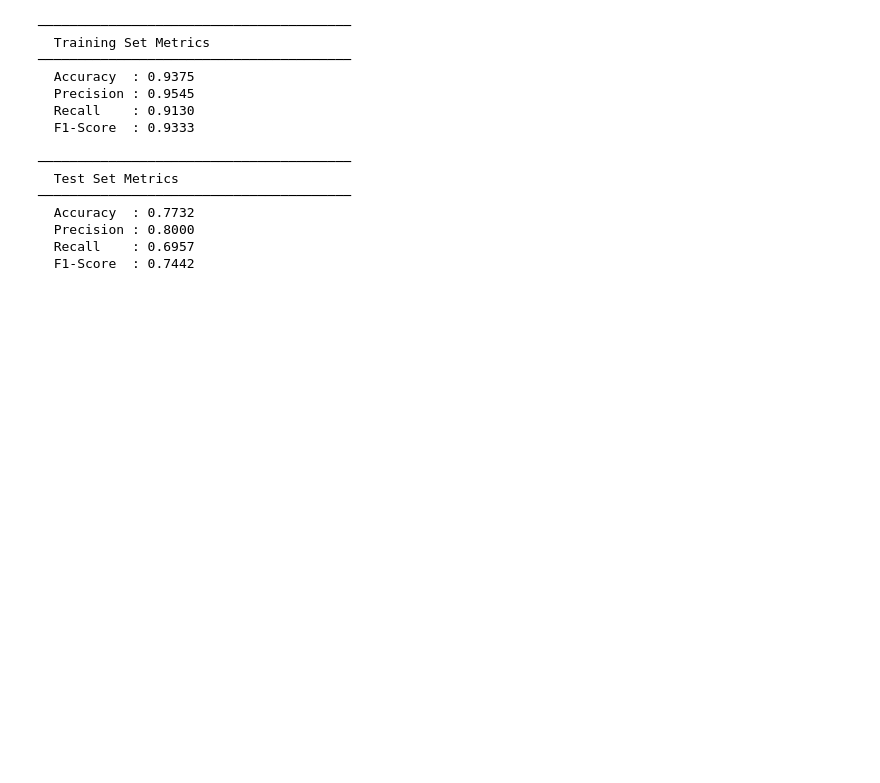
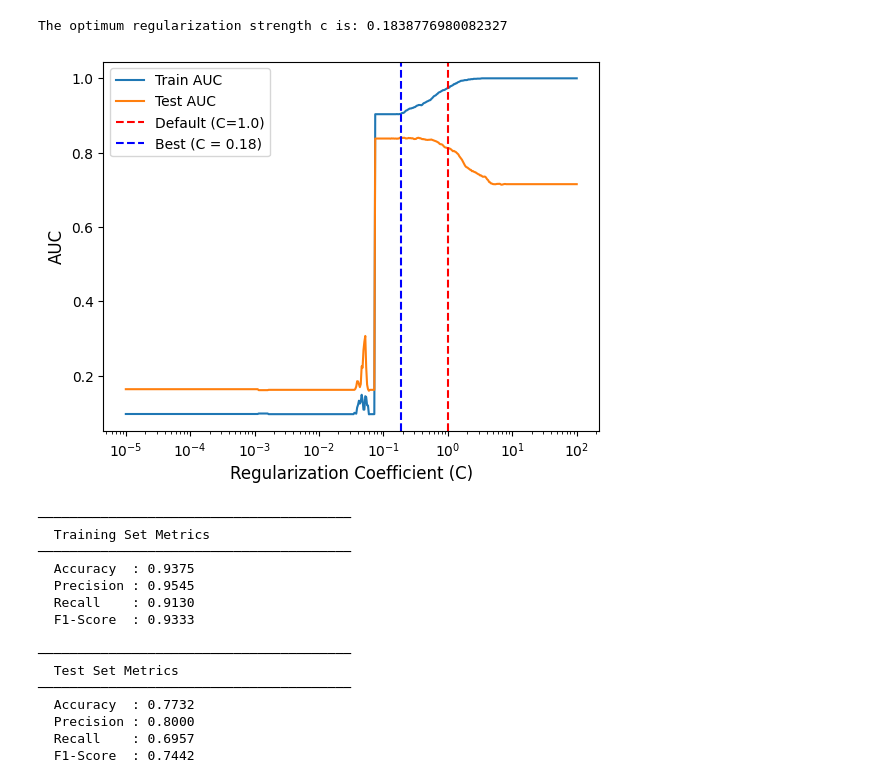
Before and after one commit to longlinh123456/final_project, a Jupyter notebook: source/supervised.ipynb, the cells around one changed output. Saved outputs shown, nothing was run; the diff lists cells and outputs as text; code cells hidden in the pictures; blank space fills up the shorter version.

```diff
--- a/source/supervised.ipynb
+++ b/source/supervised.ipynb
@@ -169,3 +317,30 @@ plt.savefig("../figures/l1_logistic_auc.pdf", bbox_inches="tight")
+# %%
+# Vary regularization strength for L2 regularization
+auc_df = pd.DataFrame(columns=["C", "Train AUC", "Test AUC"])
+for C in np.logspace(-5, 2, 500):
+    model = train_svm(C=C, kernel = "rbf", gamma = "scale")
+    auc_df.loc[len(auc_df)] = [
+        C,
+        roc_auc_score(y_train, model.predict_proba(X_train_sc)[:, 1]),
+        roc_auc_score(y_test, model.predict_proba(X_test_sc)[:, 1]),
+    ]
+
+
+best_auc_idx = auc_df["Test AUC"].idxmax();
+best_c = auc_df.loc[best_auc_idx, "C"]
+print(f"The optimum regularization strength c is: {best_c}")
+
+# ----------------------- Visualize AUC by Regularization Strength ----------------------
+ax = auc_df.plot.line(x="C", logx=True)
+ax.axvline(x=1.0, color='red', linestyle='--', label='Default (C=1.0)')
+ax.axvline(x = best_c, color = 'blue', linestyle = '--', label = f"Best (C = {best_c:.2f})")
+ax.set_xlabel('Regularization Coefficient (C)', fontsize=12)
+ax.set_ylabel('AUC', fontsize=12)
+ax.legend()
+plt.savefig("../figures/rbf_svm_auc.pdf", bbox_inches="tight")
+# %% [output]
+The optimum regularization strength c is: 0.1838776980082327
+[figure, added]
 # %%
 # ─────────────────────────────────────────────
 # 3. Train SVM
```
Also changed, not shown: parts of 22 cells of this notebook, 5 other files.
